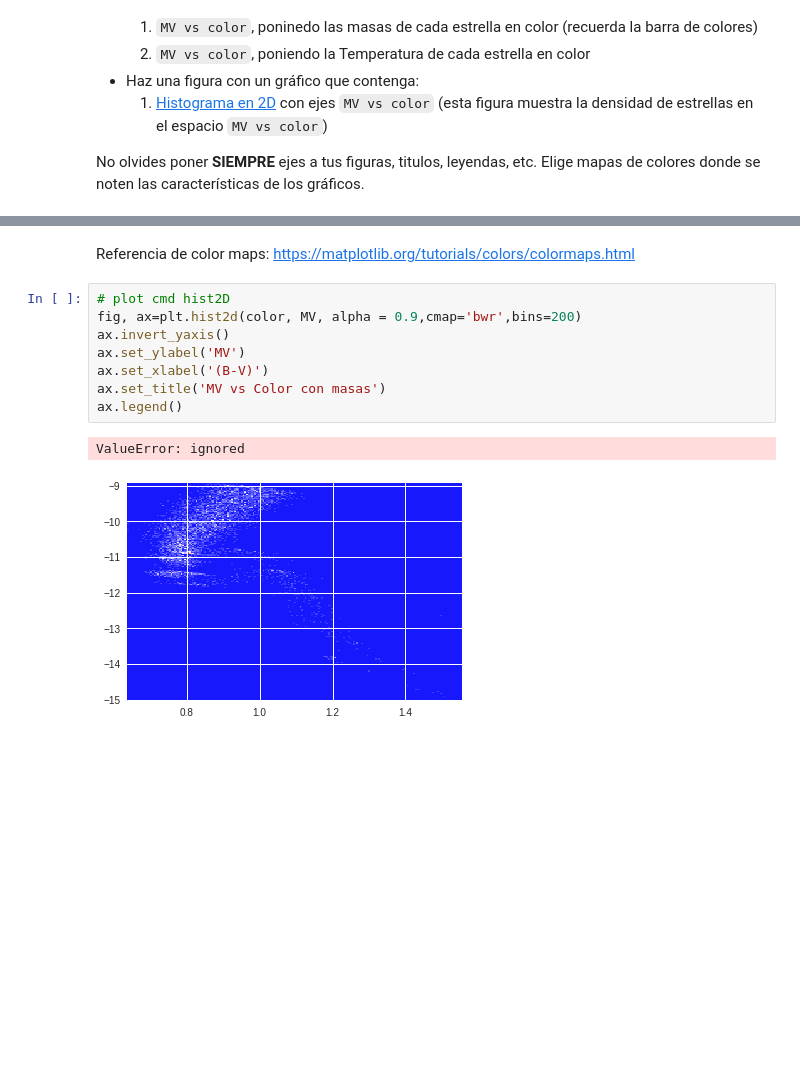
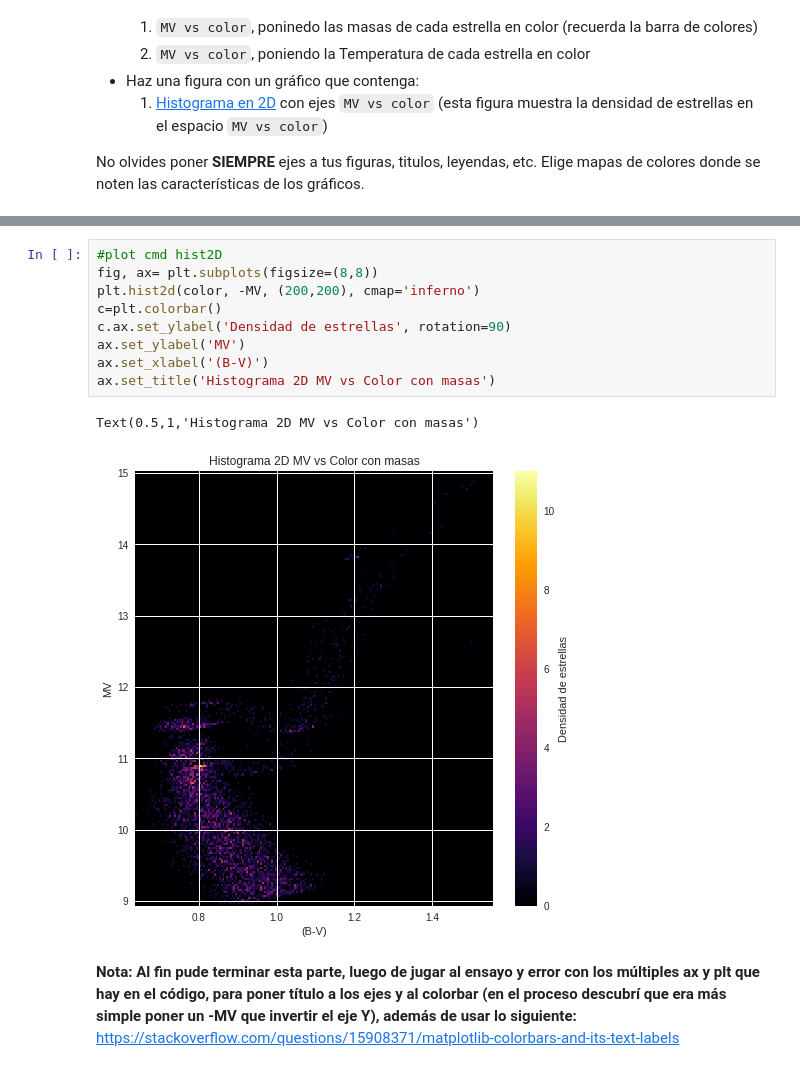
Before and after one commit to Antonego64/minitarea2, a Jupyter notebook: minitarea2.ipynb, the cells around one changed output, grey strips where cells are left out. Cells and saved outputs as stored; diff of their text form; blank space fills up the shorter version.

```diff
--- a/minitarea2.ipynb
+++ b/minitarea2.ipynb
@@ -210,17 +189,18 @@ ax[1].legend()
 # %% [output]
 <matplotlib.legend.Legend at 0x...>
 [figure]
-# %% [markdown]
-Referencia de color maps:
-https://matplotlib.org/tutorials/colors/colormaps.html
 # %%
-# plot cmd hist2D
-fig, ax=plt.hist2d(color, MV, alpha = 0.9,cmap='bwr',bins=200)
-ax.invert_yaxis()
+#plot cmd hist2D
+fig, ax= plt.subplots(figsize=(8,8))
+plt.hist2d(color, -MV, (200,200), cmap='inferno')
+c=plt.colorbar()
+c.ax.set_ylabel('Densidad de estrellas', rotation=90)
 ax.set_ylabel('MV')
 ax.set_xlabel('(B-V)')
-ax.set_title('MV vs Color con masas')
-ax.legend()
+ax.set_title('Histograma 2D MV vs Color con masas')
 # %% [output]
-ValueError: ignored
+Text(0.5,1,'Histograma 2D MV vs Color con masas')
-[figure, old version]
+[figure, new version]
+# %% [markdown]
+**Nota: Al fin pude terminar esta parte, luego de jugar al ensayo y error con los múltiples ax y plt que hay en el código, para poner título a los ejes y al colorbar (en el proceso descubrí que era más simple poner un -MV que invertir el eje Y), además de usar lo siguiente:**
+https://stackoverflow.com/questions/15908371/matplotlib-colorbars-and-its-text-labels
```
Also changed, not shown: parts of 7 cells of this notebook.
